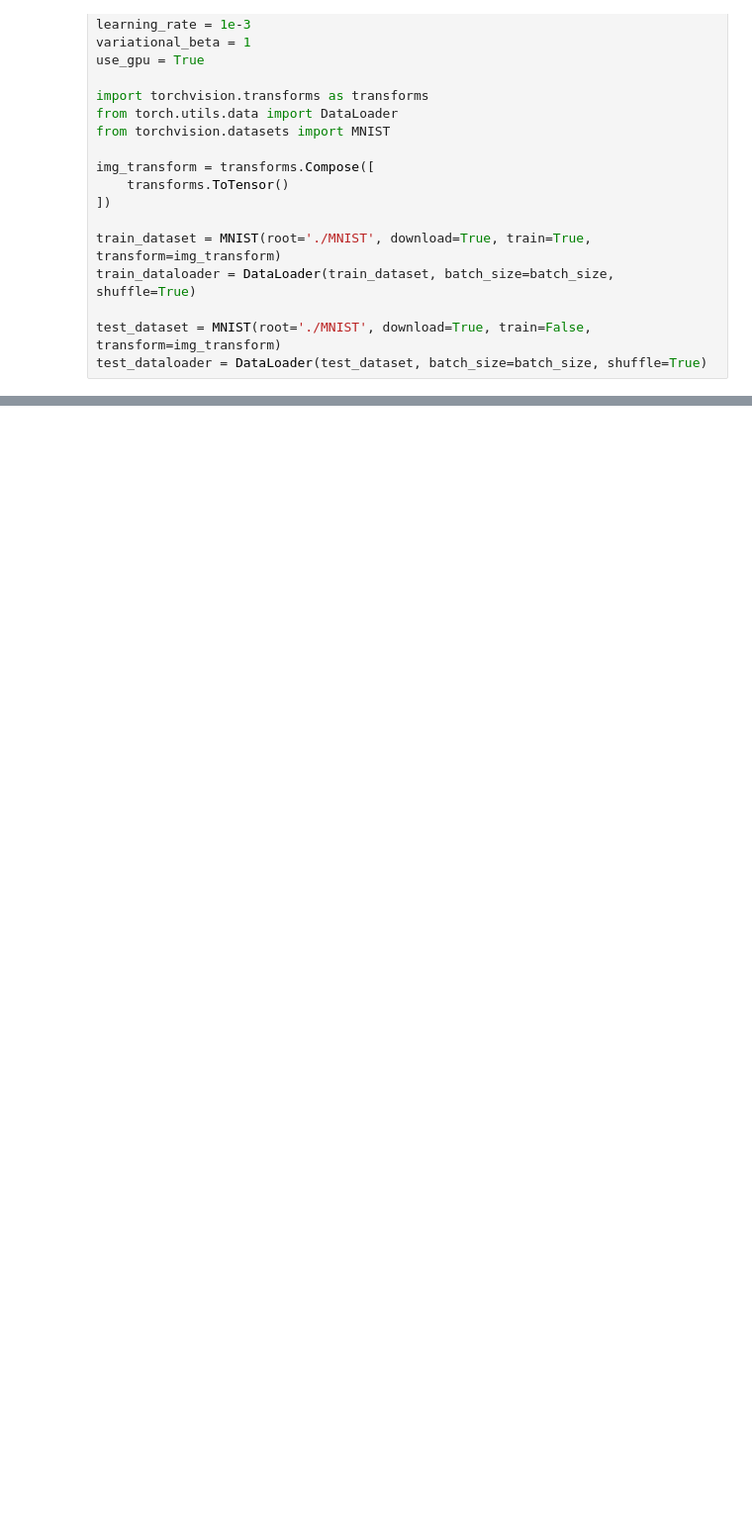
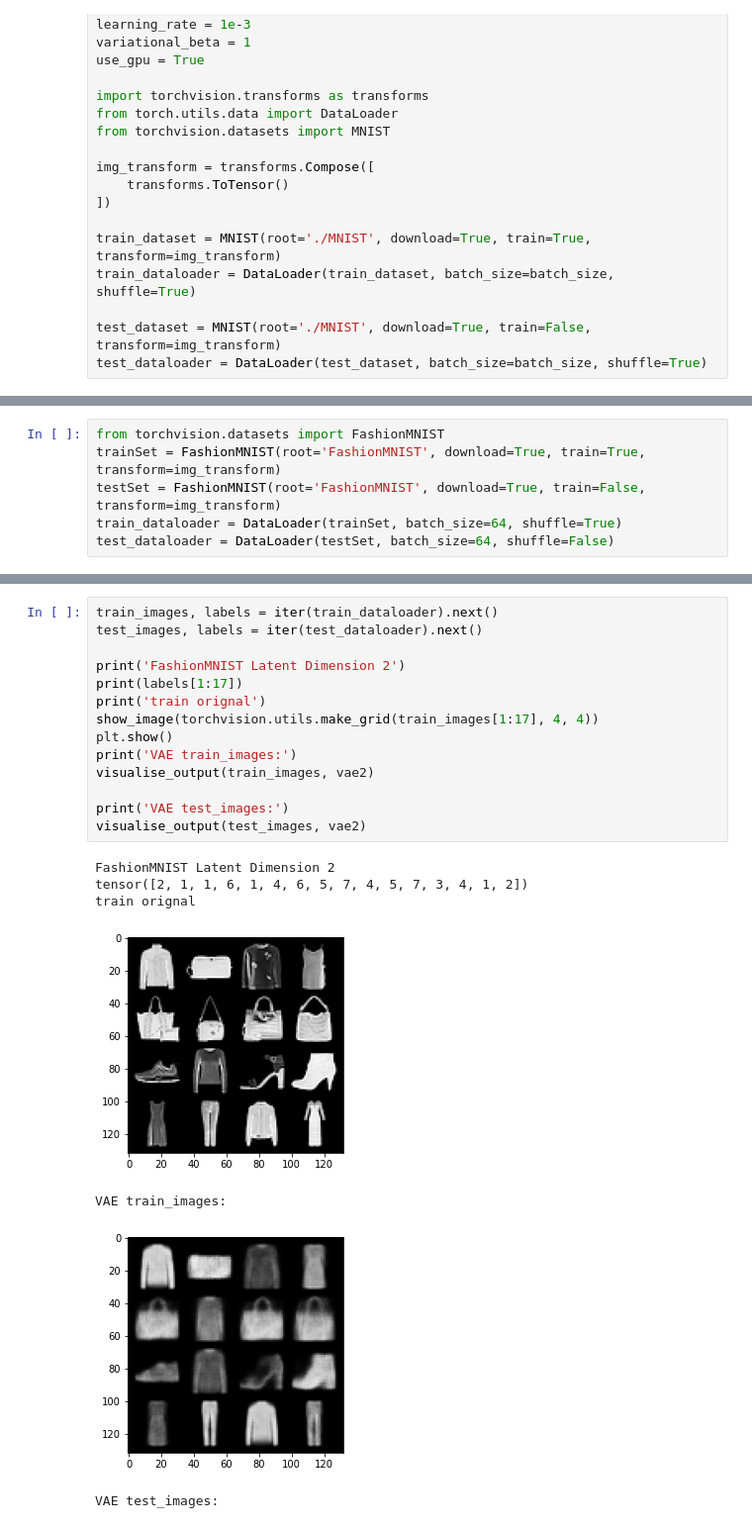
Before and after one commit to Fritingo/hw, a Jupyter notebook: gan/VAE.ipynb, the cells around one changed output, grey strips where cells are left out. Shown at 99% size. Cells and saved outputs as stored; diff of their text form; blank space fills up the shorter version.

```diff
--- a/gan/VAE.ipynb
+++ b/gan/VAE.ipynb
@@ -293,0 +398,6 @@ plt.show()
+# %%
+from torchvision.datasets import FashionMNIST
+trainSet = FashionMNIST(root='FashionMNIST', download=True, train=True, transform=img_transform)
+testSet = FashionMNIST(root='FashionMNIST', download=True, train=False, transform=img_transform)
+train_dataloader = DataLoader(trainSet, batch_size=64, shuffle=True)
+test_dataloader = DataLoader(testSet, batch_size=64, shuffle=False)
@@ -293,0 +477,22 @@ plt.show()
+# %%
+train_images, labels = iter(train_dataloader).next()
+test_images, labels = iter(test_dataloader).next()
+
+print('FashionMNIST Latent Dimension 2')
+print(labels[1:17])
+print('train orignal')
+show_image(torchvision.utils.make_grid(train_images[1:17], 4, 4))
+plt.show()
+print('VAE train_images:')
+visualise_output(train_images, vae2)
+
+print('VAE test_images:')
+visualise_output(test_images, vae2)
+# %% [output]
+FashionMNIST Latent Dimension 2
+tensor([2, 1, 1, 6, 1, 4, 6, 5, 7, 4, 5, 7, 3, 4, 1, 2])
+train orignal
+[figure, added]
+VAE train_images:
+[figure, added]
+VAE test_images:
```
Also changed, not shown: parts of 13 cells of this notebook, 8 other files.
